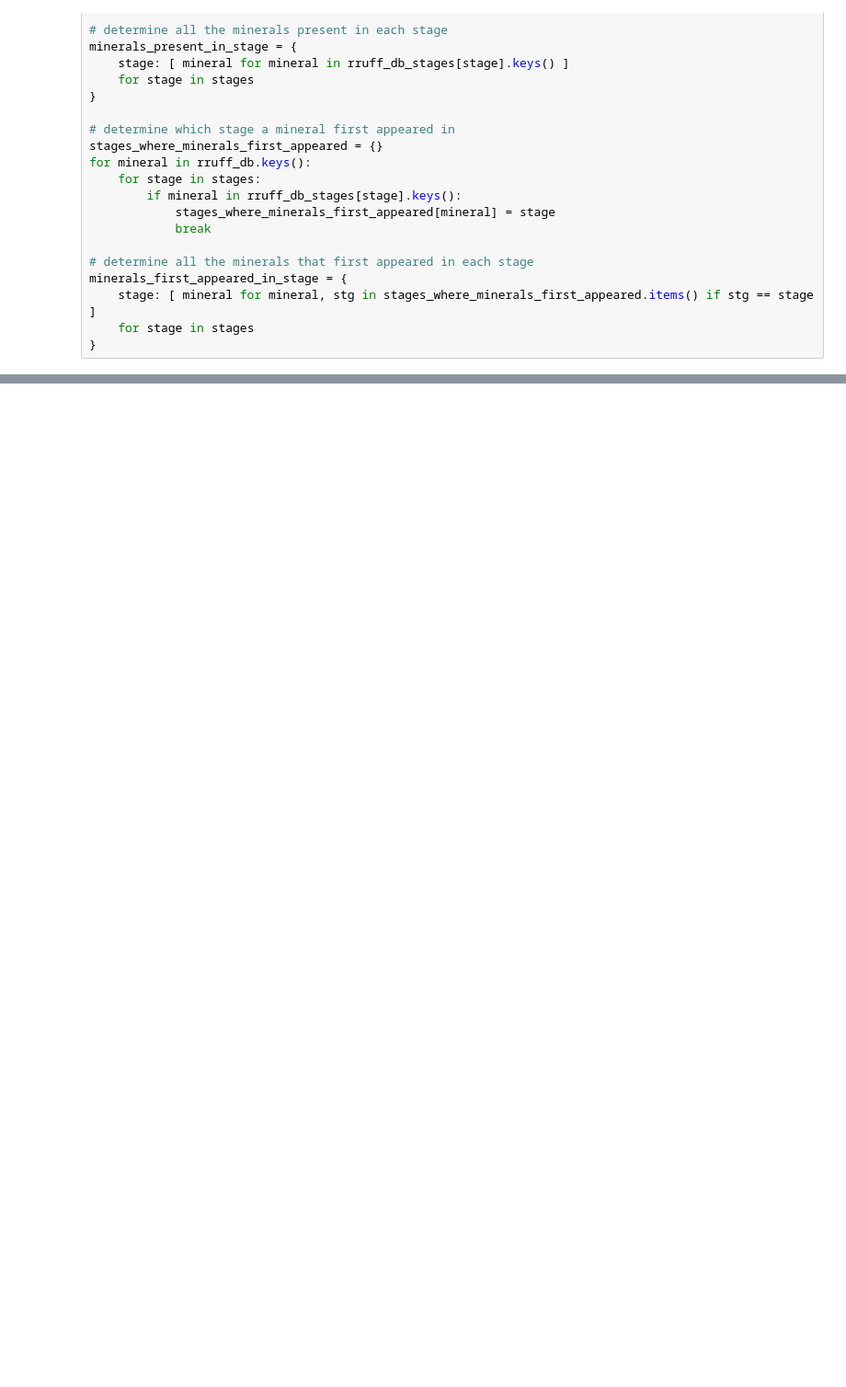
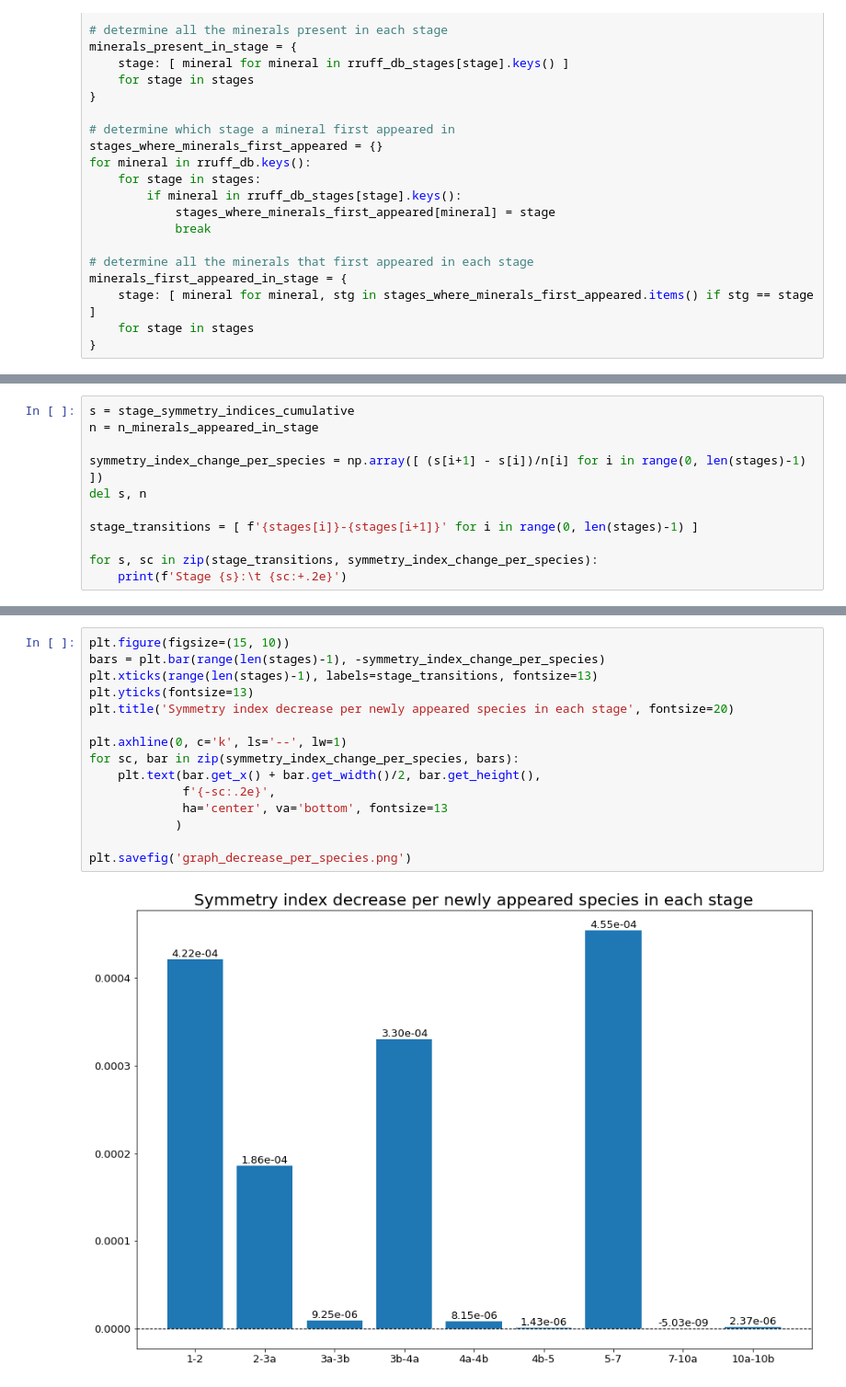
Before and after one commit to NoaVidovic/mineral-evolution-data, a Jupyter notebook: data_analysis.ipynb, the cells around one changed output, grey strips where cells are left out. Shown at 92% size. Saved outputs shown, nothing was run; the diff lists cells and outputs as text; blank space fills up the shorter version.

```diff
--- a/data_analysis.ipynb
+++ b/data_analysis.ipynb
@@ -169 +216,12 @@ plt.savefig('graph_cumulative.png')
 [figure]
+# %%
+s = stage_symmetry_indices_cumulative
+n = n_minerals_appeared_in_stage
+
+symmetry_index_change_per_species = np.array([ (s[i+1] - s[i])/n[i] for i in range(0, len(stages)-1) ])
+del s, n
+
+stage_transitions = [ f'{stages[i]}-{stages[i+1]}' for i in range(0, len(stages)-1) ]
+
+for s, sc in zip(stage_transitions, symmetry_index_change_per_species):
+    print(f'Stage {s}:\t {sc:+.2e}')
@@ -169,0 +238,17 @@ plt.savefig('graph_cumulative.png')
+# %%
+plt.figure(figsize=(15, 10))
+bars = plt.bar(range(len(stages)-1), -symmetry_index_change_per_species)
+plt.xticks(range(len(stages)-1), labels=stage_transitions, fontsize=13)
+plt.yticks(fontsize=13)
+plt.title('Symmetry index decrease per newly appeared species in each stage', fontsize=20)
+
+plt.axhline(0, c='k', ls='--', lw=1)
+for sc, bar in zip(symmetry_index_change_per_species, bars):
+    plt.text(bar.get_x() + bar.get_width()/2, bar.get_height(),
+             f'{-sc:.2e}',
+             ha='center', va='bottom', fontsize=13
+            )
+
+plt.savefig('graph_decrease_per_species.png')
+# %% [output]
+[figure, added]
```
Also changed, not shown: parts of 14 cells of this notebook, 1 other file.
